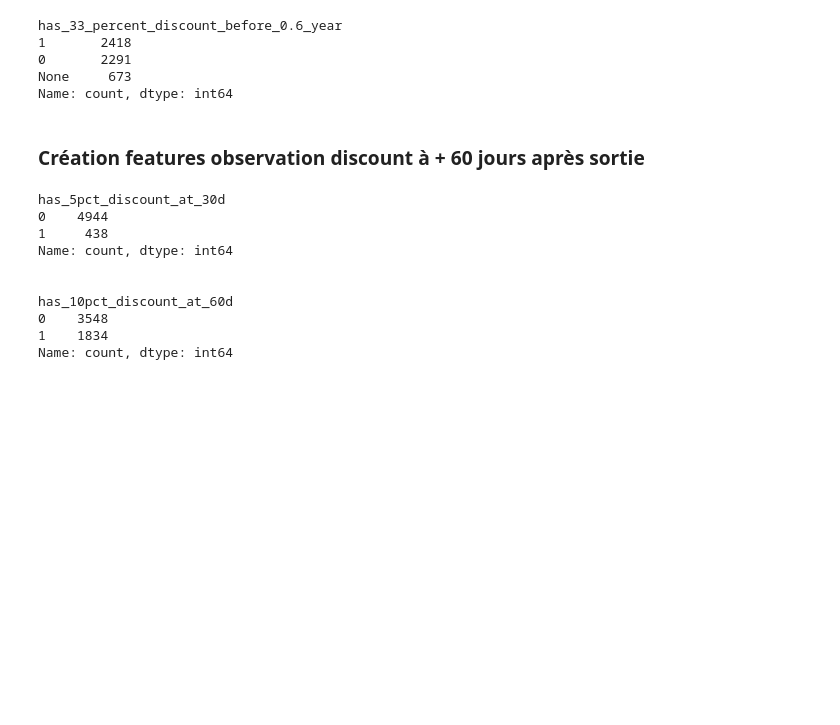
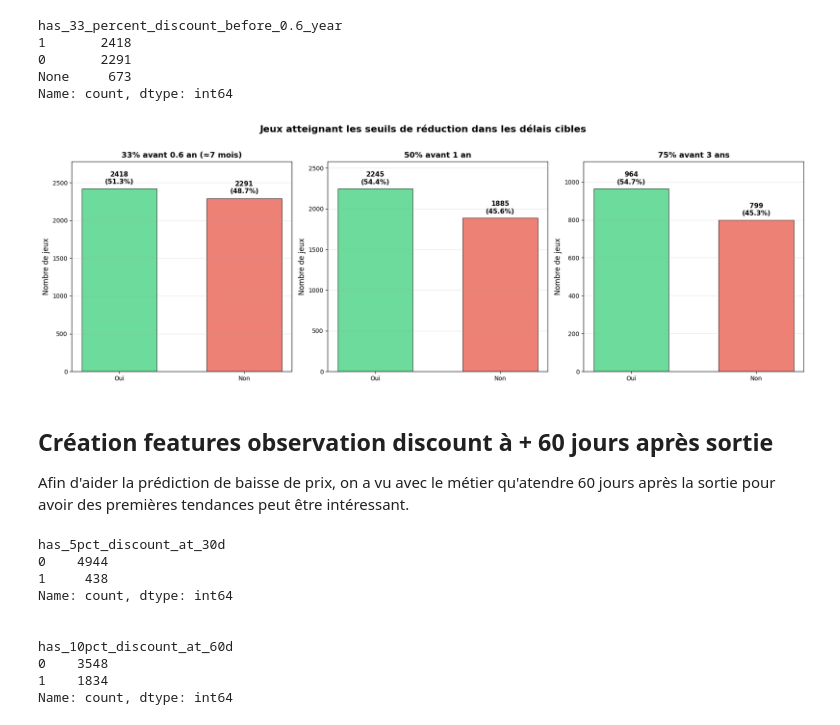
Before and after one commit to sebastien-chopin-dev/alyra-ia-psstore-machine-learning-project, a Jupyter notebook: notebooks/2_features_engeniering.ipynb, the cells around one changed output. Drawn from its saved outputs; the diff is of its cells as text; code cells hidden in the pictures; blank space fills up the shorter version.

```diff
--- a/notebooks/2_features_engeniering.ipynb
+++ b/notebooks/2_features_engeniering.ipynb
@@ -558,5 +679,11 @@ Name: count, dtype: int64
+# %%
+analyze_discount_thresholds(df_days_to_discount)
+# %% [output]
+[figure, added]
 # %% [markdown]
-### Création features observation discount à + 60 jours après sortie
+## Création features observation discount à + 60 jours après sortie
+
+Afin d'aider la prédiction de baisse de prix, on a vu avec le métier qu'atendre 60 jours après la sortie pour avoir des premières tendances peut être intéressant.
 # %%
 def discount_percentage_at_days(
     sales_history, base_price, release_date, days_after_release
```
Also changed, not shown: parts of 42 cells of this notebook, 2 other files.
